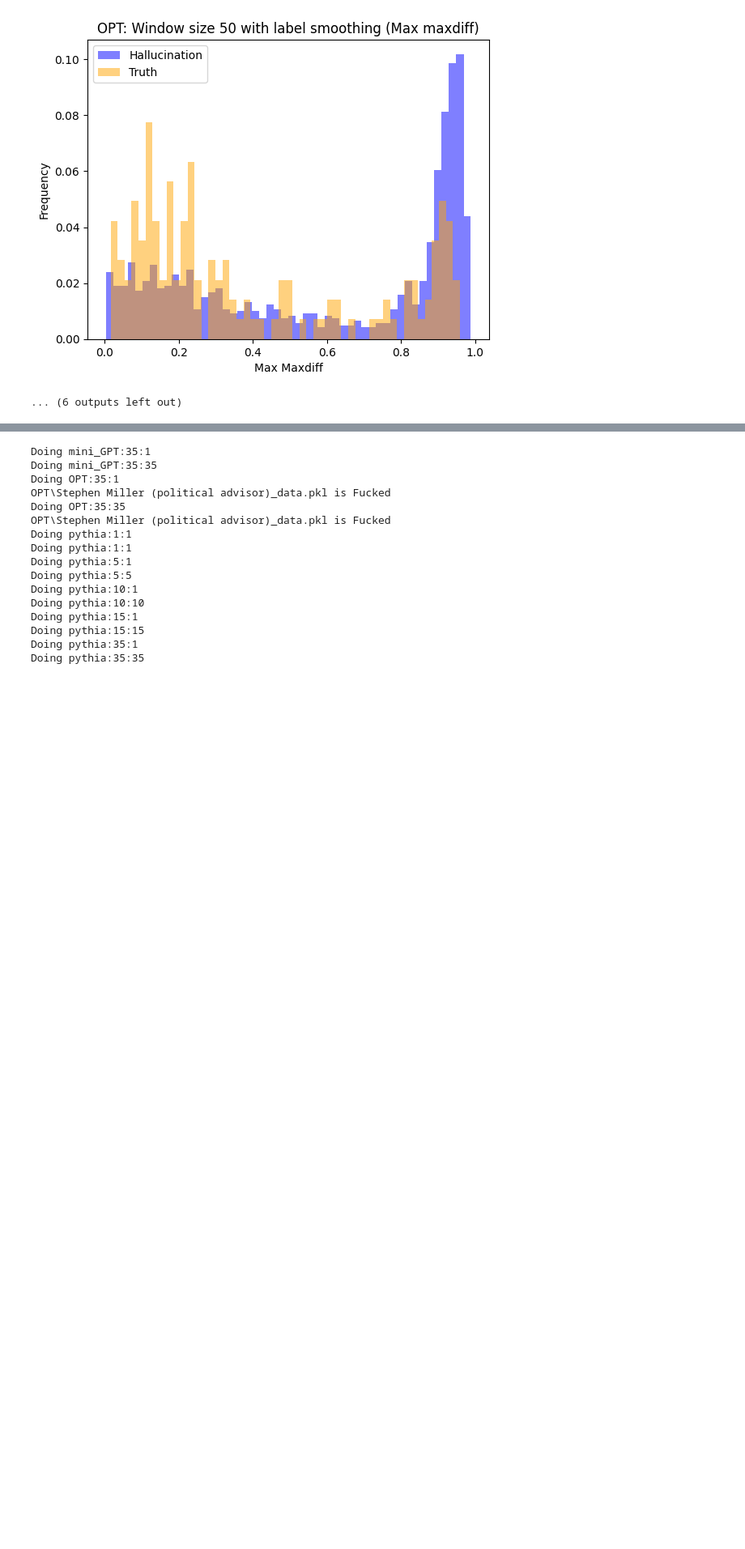
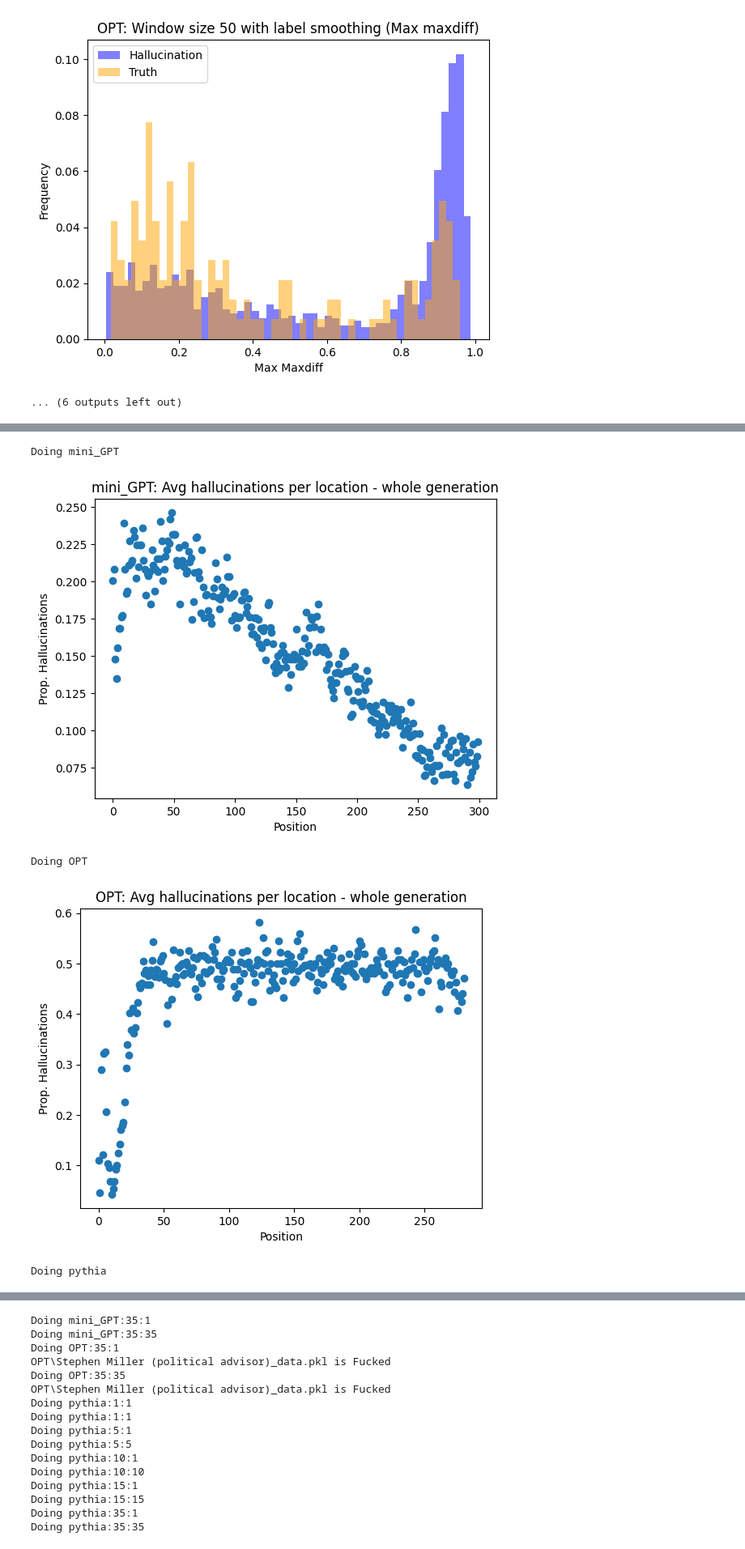
Before and after one commit to shiribaum-tau/NLP_Course_TS_Hallucination_Detection, a Jupyter notebook: data_exploration/Data Exploration.ipynb, the cells around one changed output, grey strips where cells are left out. Shown at 81% size. Saved outputs shown, nothing was run; the diff lists cells and outputs as text; code cells hidden in the pictures; blank space fills up the shorter version.

```diff
--- a/data_exploration/Data Exploration.ipynb
+++ b/data_exploration/Data Exploration.ipynb
@@ -366,0 +375,38 @@ Doing mini_GPT:50:50
+# %%
+def pad_arrays(arrays):
+    # Find the maximum length among the arrays
+    max_len = max(arr.shape[0] for arr in arrays)
+
+    # Pad each array with zeros at the end to match the maximum length
+    padded_arrays = [np.pad(arr, (0, max_len - arr.shape[0]), 'constant') for arr in arrays]
+
+    return padded_arrays
+
+def avg_array(arrays):
+    max_len = max(len(arr) for arr in arrays)
+    sum_array = np.zeros(max_len)
+    count_array = np.zeros(max_len)
+    for arr in arrays:
+        sum_array[:len(arr)] += arr
+        count_array[:len(arr)] += 1
+    return sum_array / count_array
+
+for model in MODELS:
+    print(f"Doing {model}")
+    all_labels = []
+    for path in glob.glob(os.path.join(model, "*.pkl")):
+        with open(path, "rb") as f:
+            dat = pickle.load(f)
+        all_labels.append(dat['labels'][-dat['top_k_probs'].shape[0]:])
+    avgs = avg_array(all_labels)
+    plt.scatter(np.arange(len(avgs)), avgs)
+    plt.title(f"{model}: Avg hallucinations per location - whole generation")
+    plt.xlabel("Position")
+    plt.ylabel("Prop. Hallucinations")
+    plt.show()
+# %% [output]
+Doing mini_GPT
+[figure, added]
+Doing OPT
+[figure, added]
+Doing pythia
```
Also changed, not shown: parts of 8 cells of this notebook, 1 other file.
